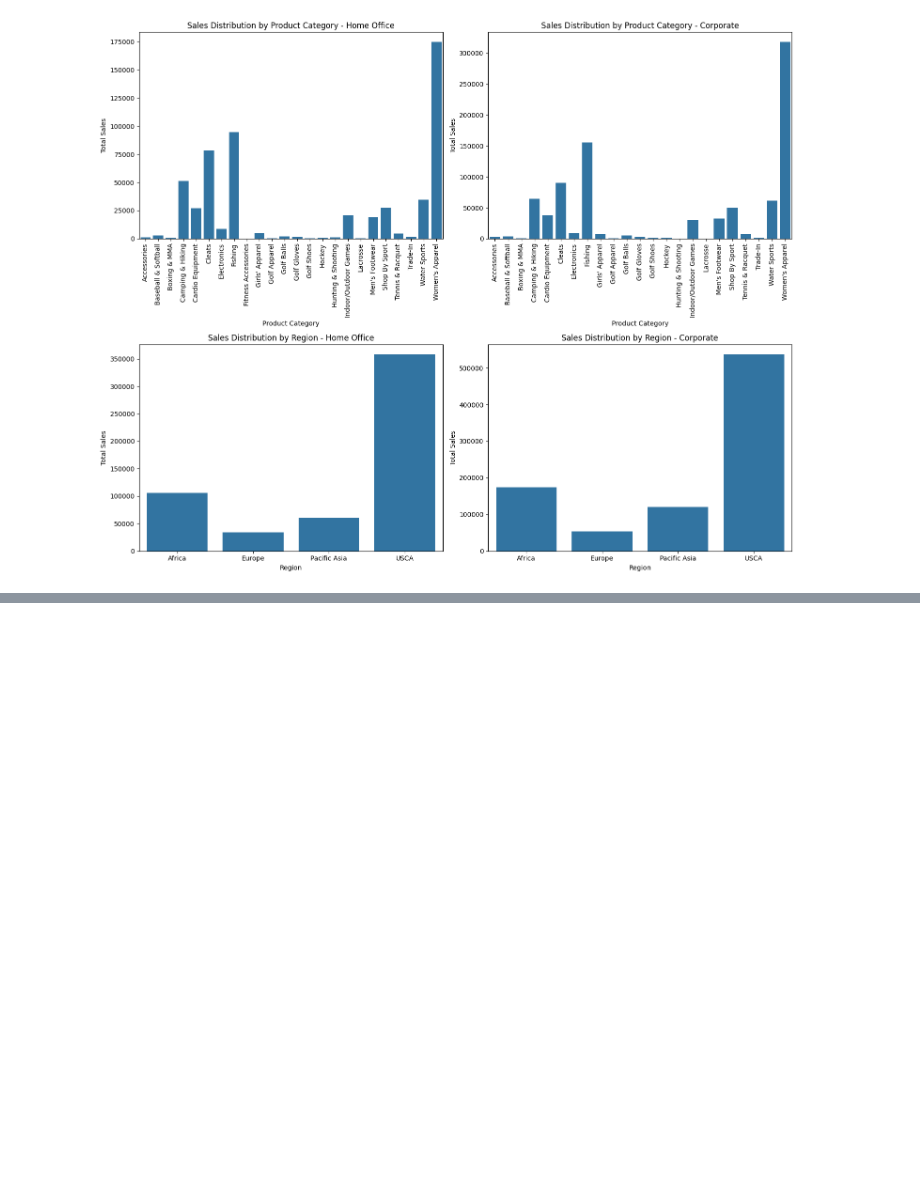
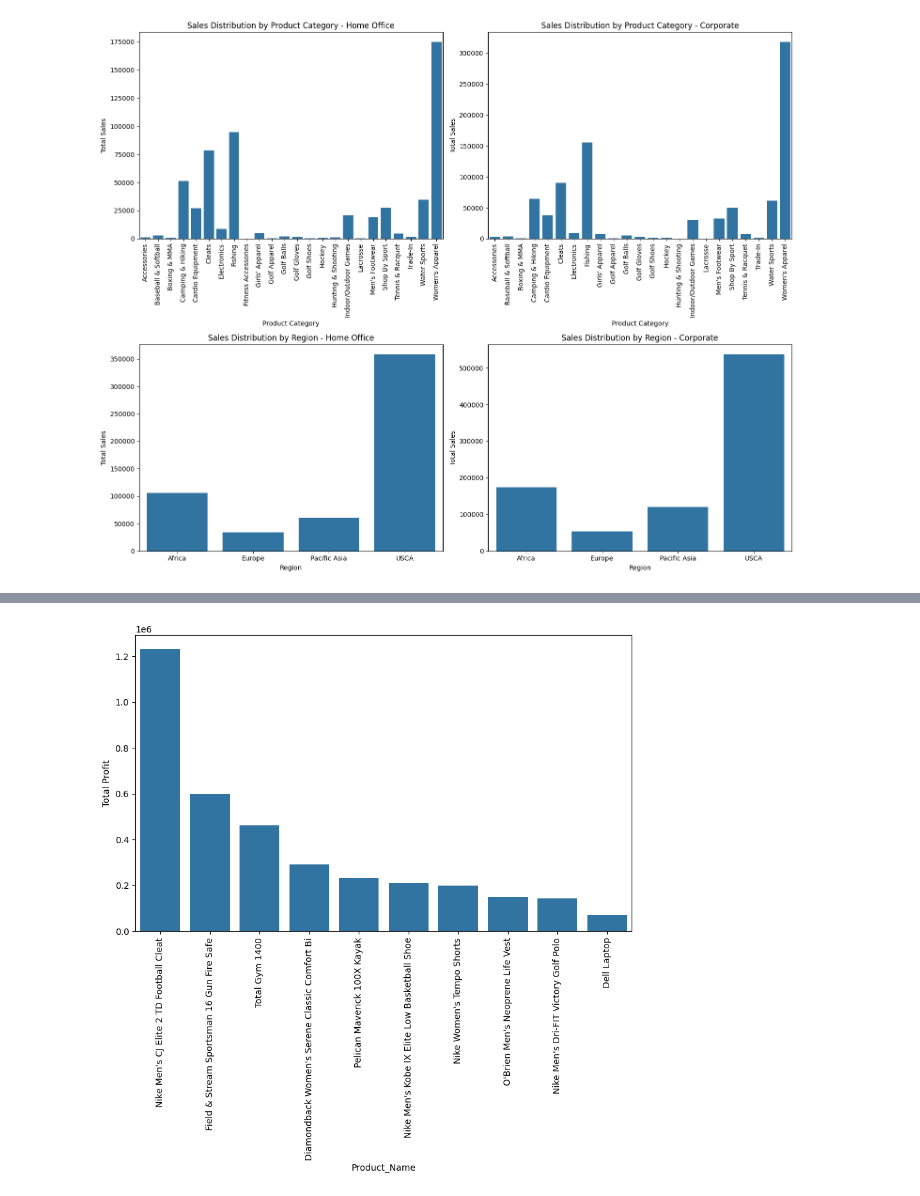
Before and after one commit to CCNY-Analytics-and-Quant/Branly_BAF23, a Jupyter notebook: Final Project V2.ipynb, the cells around one changed output, grey strips where cells are left out. Cells and saved outputs as stored; diff of their text form; code cells hidden in the pictures; blank space fills up the shorter version.

```diff
--- a/Final Project V2.ipynb
+++ b/Final Project V2.ipynb
@@ -211,0 +264,47 @@ df5.head()
+# %%
+df7 = pd.read_csv("/Users/branly/Desktop/Python Project/PPO.csv")
+
+aggregate_5 = {
+    'Order_Profit_Per_Order': 'last',
+    'Product_Name':'last',
+    'Order_Item_Product_Price':'last',
+    'OrderDate': 'last',
+
+
+
+
+}
+
+
+df_p = df7.groupby('column1').agg(aggregate_5).reset_index()
+# %%
+profit_per_product = df_p.groupby('Product_Name')['Order_Profit_Per_Order'].sum()
+
+
+profit_per_product = profit_per_product.sort_values(ascending=False)
+
+
+df_p['profit_margin'] = (df_p['Order_Profit_Per_Order'] - df_p['Order_Item_Product_Price']) / df_p['Order_Item_Product_Price']
+
+
+profit_margin_per_product = df_p.groupby('Product_Name')['profit_margin'].mean()
+
+
+profit_margin_per_product = profit_margin_per_product.sort_values(ascending=False)
+
+combined_data = pd.DataFrame({
+    'Total Profit': profit_per_product,
+    'Average Profit Margin': profit_margin_per_product
+})
+
+
+combined_data = combined_data.sort_values(by='Total Profit', ascending=False)
+
+top_n = combined_data.head(10)
+
+plt.figure(figsize=(10, 6))
+sns.barplot(x=top_n.index, y='Total Profit', data=top_n)
+plt.xticks(rotation=90)
+plt.show()
+# %% [output]
+[figure, added]
```
Also changed, not shown: parts of 7 cells of this notebook.
